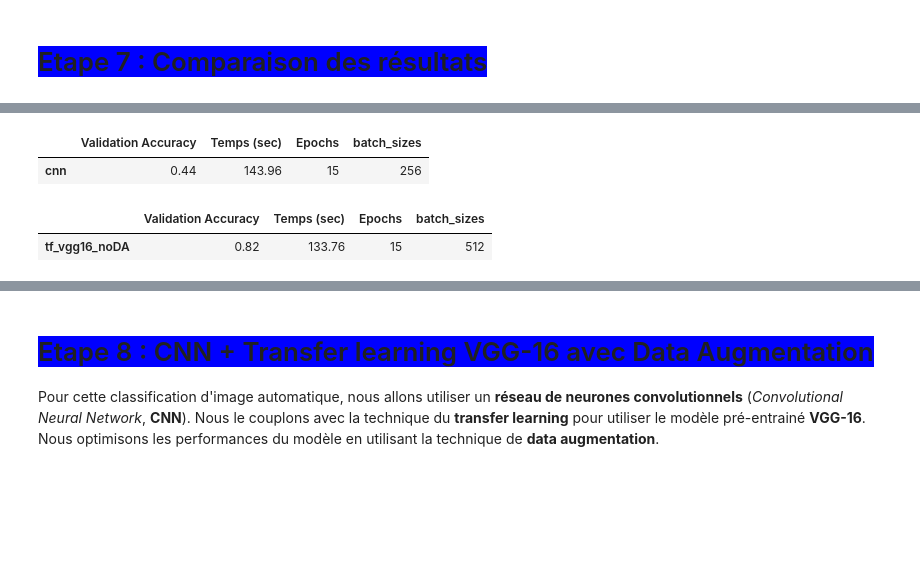
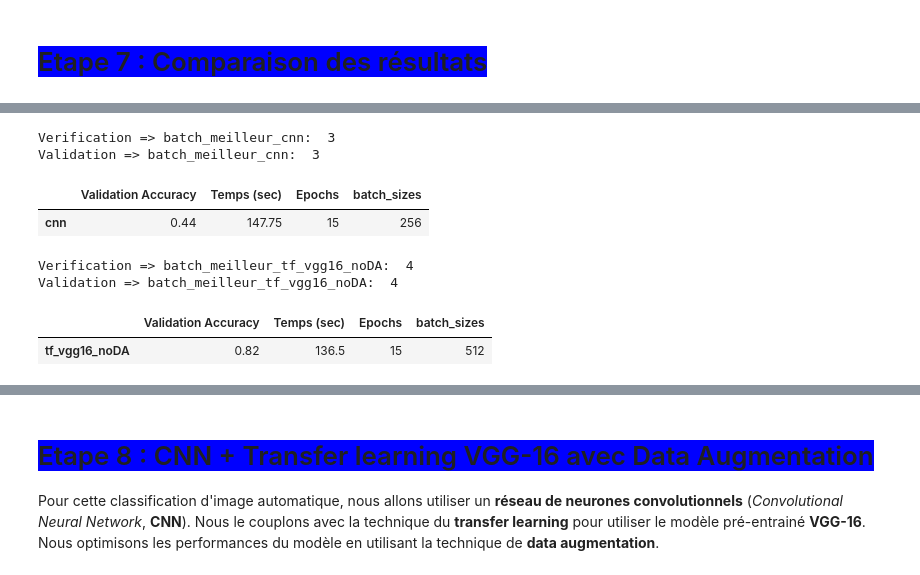
Before and after one commit to pierrickBERTHE/PB6-Classification_automatique_de_produits, a Jupyter notebook: berthe_pierrick_3_notebook_classification_122023.ipynb, the cells around one changed output, grey strips where cells are left out. Saved outputs shown, nothing was run; the diff lists cells and outputs as text; code cells hidden in the pictures; blank space fills up the shorter version.

```diff
--- a/berthe_pierrick_3_notebook_classification_122023.ipynb
+++ b/berthe_pierrick_3_notebook_classification_122023.ipynb
@@ -846,7 +860,7 @@ if os.path.exists('./modele_ML/history_optimal_mlp.pickle'):
         history_optimal_mlp = pickle.load(f)
     print("Chargement des fichiers MLP.")
 else:
-    is_modele_cnn_calculed = False
+    is_modele_mlp_calculed = False
     print("Calcul a faire pour MLP.")
 
 # SI fichier des resultats CNN existe ALORS on charge les fichiers
@@ -2061,13 +2195,36 @@ display(resultat_optimal_mlp)
 # %%
+# Verification du format du batch size
+print("Verification => batch_meilleur_cnn: ", batch_meilleur_cnn)
+
+if batch_meilleur_cnn > 10:
+    batch_meilleur_cnn = batch_sizes.index(
+        batch_meilleur_cnn) if batch_meilleur_cnn in batch_sizes else None
+
+print("Validation => batch_meilleur_cnn: ", batch_meilleur_cnn)
+
 # Reformater le dataframe
 resultat_optimal_cnn = reformatte_resultat(
     resultat_cnn, batch_sizes, batch_meilleur_cnn, 'cnn')
 
 display(resultat_optimal_cnn)
 # %% [output]
+Verification => batch_meilleur_cnn:  3
+Validation => batch_meilleur_cnn:  3
 |  | Validation Accuracy | Temps (sec) | Epochs | batch_sizes |
-| cnn | 0.44 | 143.96 | 15 | 256 |
+| cnn | 0.44 | 147.75 | 15 | 256 |
 # %%
+# Verification du format du batch size
+print("Verification => batch_meilleur_tf_vgg16_noDA: ",
+      batch_meilleur_tf_vgg16_noDA)
+
+if batch_meilleur_tf_vgg16_noDA > 10:
+    batch_meilleur_tf_vgg16_noDA = batch_sizes.index(
+        batch_meilleur_tf_vgg16_noDA
+        ) if batch_meilleur_tf_vgg16_noDA in batch_sizes else None
+
+print("Validation => batch_meilleur_tf_vgg16_noDA: ",
+      batch_meilleur_tf_vgg16_noDA)
+
 # Reformater le dataframe
 resultat_optimal_tf_vgg16_noDA = reformatte_resultat(
     resultat_tf_vgg16_noDA,
@@ -2078,8 +2235,10 @@ resultat_optimal_tf_vgg16_noDA = reformatte_resultat(
 
 display(resultat_optimal_tf_vgg16_noDA)
 # %% [output]
+Verification => batch_meilleur_tf_vgg16_noDA:  4
+Validation => batch_meilleur_tf_vgg16_noDA:  4
 |  | Validation Accuracy | Temps (sec) | Epochs | batch_sizes |
-| tf_vgg16_noDA | 0.82 | 133.76 | 15 | 512 |
+| tf_vgg16_noDA | 0.82 | 136.5 | 15 | 512 |
 # %%
 # Concaténer les trois DataFrames
 resultat_optimal_tous = pd.concat([
```
Also changed, not shown: parts of 35 cells of this notebook.
